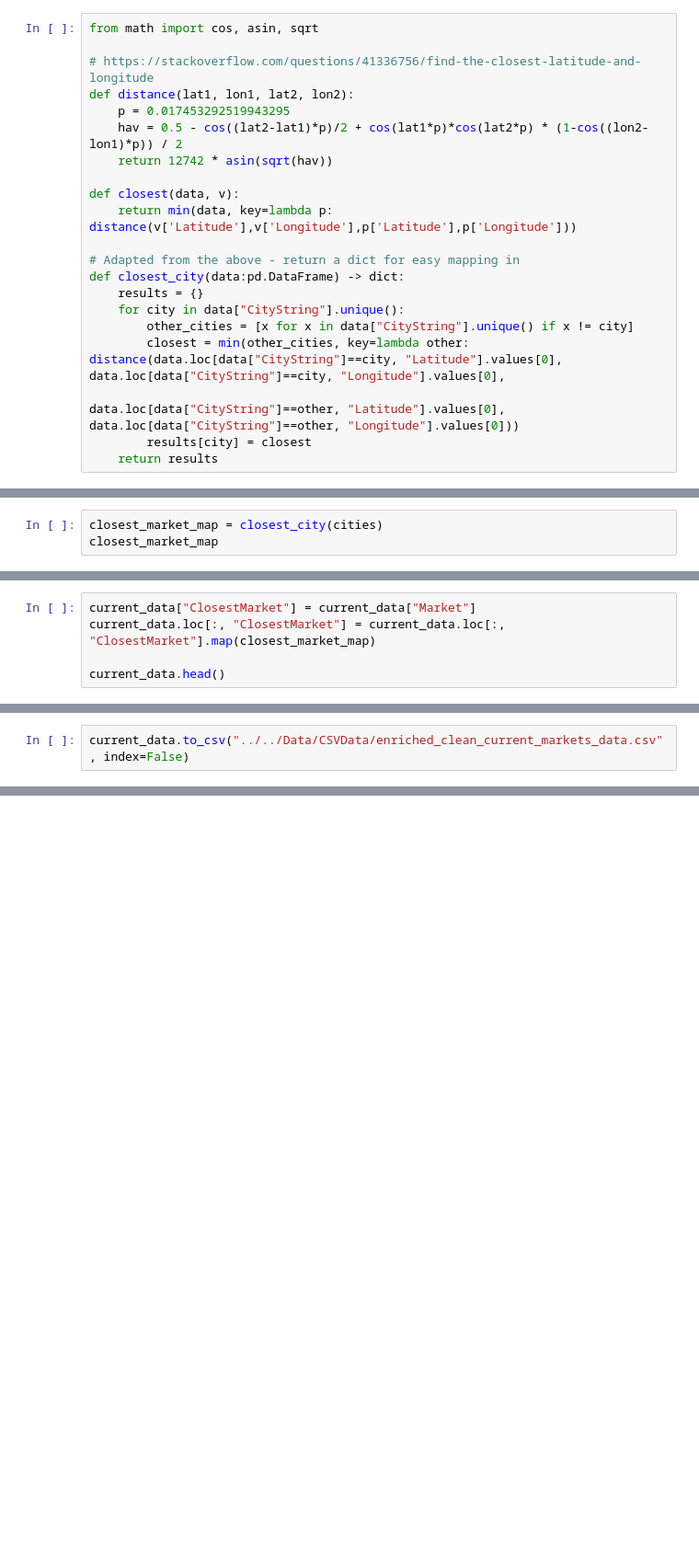
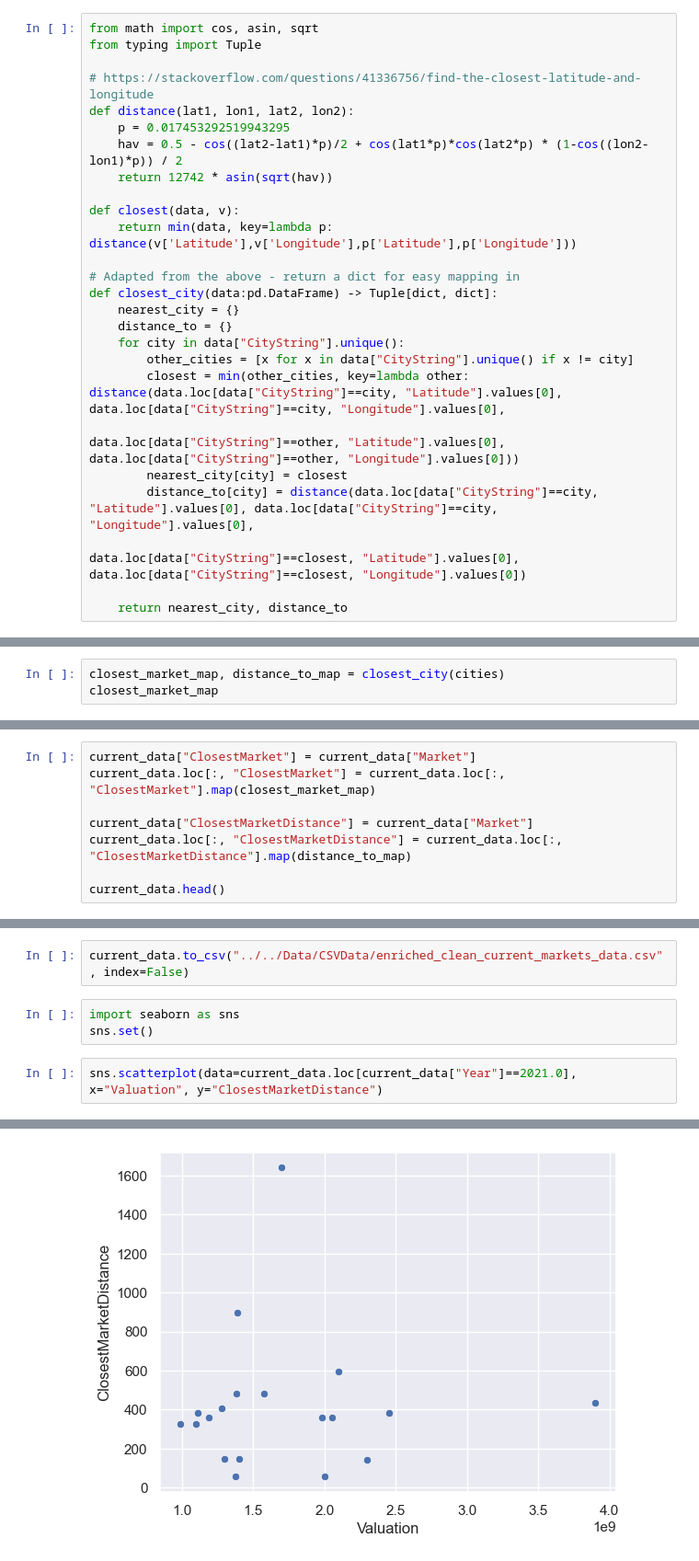
Before and after one commit to jmayanja33/predicting-mlb-attendance, a Jupyter notebook: Code/DataCleaning/add_nearest_market.ipynb, the cells around one changed output, grey strips where cells are left out. Shown: that part at 92% size. Cells and saved outputs as stored; diff of their text form; blank space fills up the shorter version.

Commit message:
Add actual distance as a column

```diff
--- a/Code/DataCleaning/add_nearest_market.ipynb
+++ b/Code/DataCleaning/add_nearest_market.ipynb
@@ -24,6 +24,7 @@ cities
 | 20 | Washington DC | 38.907200 | -77.036900 |
 # %%
 from math import cos, asin, sqrt
+from typing import Tuple
 
 # https://stackoverflow.com/questions/41336756/find-the-closest-latitude-and-longitude
 def distance(lat1, lon1, lat2, lon2):
@@ -35,20 +36,24 @@ def closest(data, v):
     return min(data, key=lambda p: distance(v['Latitude'],v['Longitude'],p['Latitude'],p['Longitude']))
 
 # Adapted from the above - return a dict for easy mapping in
-def closest_city(data:pd.DataFrame) -> dict:
-    results = {}
+def closest_city(data:pd.DataFrame) -> Tuple[dict, dict]:
+    nearest_city = {}
+    distance_to = {}
     for city in data["CityString"].unique():
         other_cities = [x for x in data["CityString"].unique() if x != city]
         closest = min(other_cities, key=lambda other: distance(data.loc[data["CityString"]==city, "Latitude"].values[0], data.loc[data["CityString"]==city, "Longitude"].values[0],
                                                            data.loc[data["CityString"]==other, "Latitude"].values[0], data.loc[data["CityString"]==other, "Longitude"].values[0]))
-        results[city] = closest
-    return results
+        nearest_city[city] = closest
+        distance_to[city] = distance(data.loc[data["CityString"]==city, "Latitude"].values[0], data.loc[data["CityString"]==city, "Longitude"].values[0],
+                                                           data.loc[data["CityString"]==closest, "Latitude"].values[0], data.loc[data["CityString"]==closest, "Longitude"].values[0])
+
+    return nearest_city, distance_to
 # %%
 distance(cities.loc[cities["CityString"]=="Miami", "Latitude"].values[0], cities.loc[cities["CityString"]=="Miami", "Longitude"].values[0], cities.loc[cities["CityString"]=="Seattle", "Latitude"].values[0], cities.loc[cities["CityString"]=="Seattle", "Longitude"].values[0])
 # %% [output]
 4394.608239448484
 # %%
-closest_market_map = closest_city(cities)
+closest_market_map, distance_to_map = closest_city(cities)
 closest_market_map
 # %% [output]
 {'Atlanta': 'Cincinnati',
@@ -84,6 +89,9 @@ current_data.head()
 current_data["ClosestMarket"] = current_data["Market"]
 current_data.loc[:, "ClosestMarket"] = current_data.loc[:, "ClosestMarket"].map(closest_market_map)
 
+current_data["ClosestMarketDistance"] = current_data["Market"]
+current_data.loc[:, "ClosestMarketDistance"] = current_data.loc[:, "ClosestMarketDistance"].map(distance_to_map)
+
 current_data.head()
 # %% [output]
 |  | Market | Year | Dome | NumTeams | Attendance | Valuation | Households | Households Margin of Error | ... |
@@ -96,2 +104,8 @@ current_data.head()
 # %%
 current_data.to_csv("../../Data/CSVData/enriched_clean_current_markets_data.csv", index=False)
+# %%
+import seaborn as sns
+sns.set()
+# %%
+sns.scatterplot(data=current_data.loc[current_data["Year"]==2021.0], x="Valuation", y="ClosestMarketDistance")
+# %% [output]
@@ -97,0 +113 @@ current_data.to_csv("../../Data/CSVData/enriched_clean_current_markets_data.csv"
+[figure, added]
```
Also changed, not shown: parts of 2 cells of this notebook, 1 other file.
